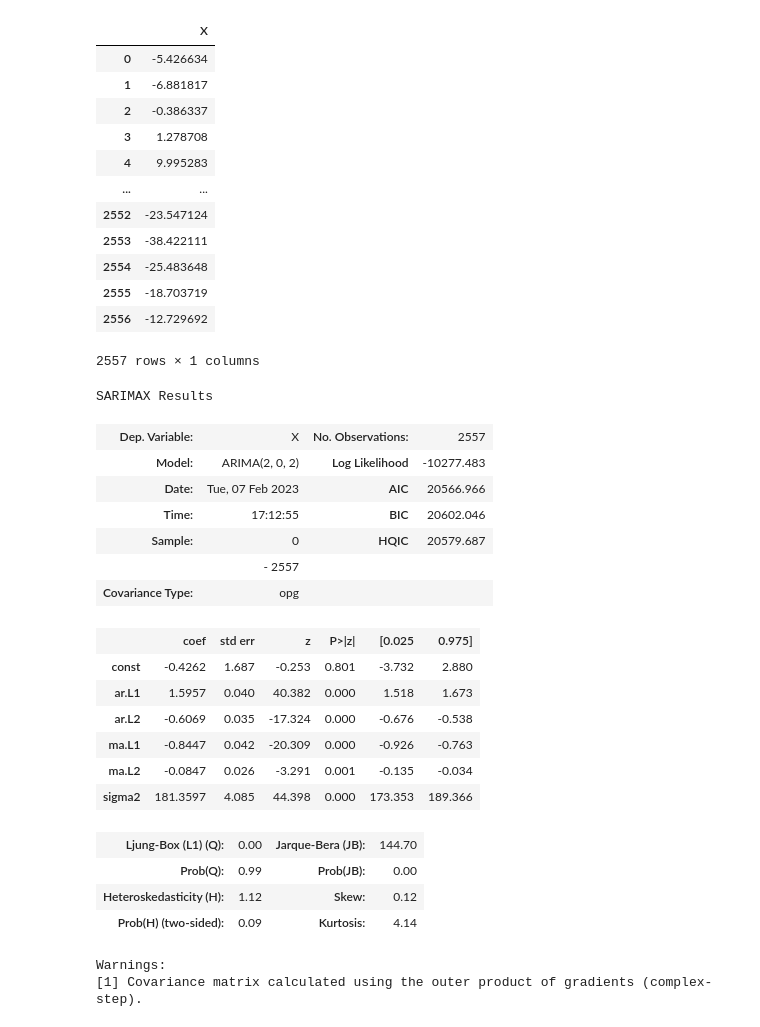
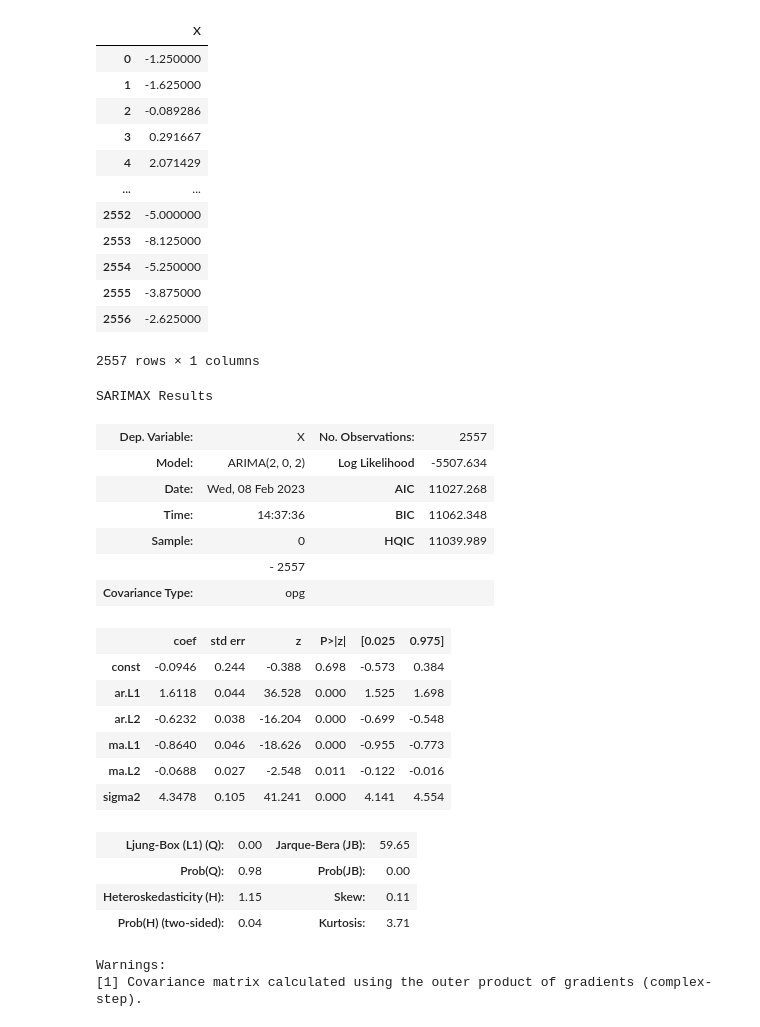
Before and after one commit to KacperBudnik/Kaszcz, a Jupyter notebook: Raport 2/Maciej_python.ipynb, the cells around one changed output. Drawn from its saved outputs; the diff is of its cells as text; code cells hidden in the pictures.

```diff
--- a/Raport 2/Maciej_python.ipynb
+++ b/Raport 2/Maciej_python.ipynb
@@ -14,21 +14,21 @@ from statsmodels.tsa.stattools import adfuller
 # %%
 np.random.seed(1410)
 # %%
-data = pd.read_csv('w.csv')
+data = pd.read_csv('Y.csv')
 data
 # %% [output]
 |  | X |
-| 0 | -5.426634 |
-| 1 | -6.881817 |
-| 2 | -0.386337 |
-| 3 | 1.278708 |
-| 4 | 9.995283 |
+| 0 | -1.250000 |
+| 1 | -1.625000 |
+| 2 | -0.089286 |
+| 3 | 0.291667 |
+| 4 | 2.071429 |
 | ... | ... |
-| 2552 | -23.547124 |
-| 2553 | -38.422111 |
-| 2554 | -25.483648 |
-| 2555 | -18.703719 |
-| 2556 | -12.729692 |
+| 2552 | -5.000000 |
+| 2553 | -8.125000 |
+| 2554 | -5.250000 |
+| 2555 | -3.875000 |
+| 2556 | -2.625000 |
 2557 rows × 1 columns
 # %%
 model = ARIMA(data['X'],order=(2,0,2)).fit()
@@ -37,23 +37,23 @@ model.summary()
 # %% [output]
 SARIMAX Results
 | Dep. Variable: | X | No. Observations: | 2557 |
-| Model: | ARIMA(2, 0, 2) | Log Likelihood | -10277.483 |
-| Date: | Tue, 07 Feb 2023 | AIC | 20566.966 |
-| Time: | 17:12:55 | BIC | 20602.046 |
-| Sample: | 0 | HQIC | 20579.687 |
+| Model: | ARIMA(2, 0, 2) | Log Likelihood | -5507.634 |
+| Date: | Wed, 08 Feb 2023 | AIC | 11027.268 |
+| Time: | 14:37:36 | BIC | 11062.348 |
+| Sample: | 0 | HQIC | 11039.989 |
 |  | - 2557 |  |  |
 | Covariance Type: | opg |  |  |
 |  | coef | std err | z | P>|z| | [0.025 | 0.975] |
-| const | -0.4262 | 1.687 | -0.253 | 0.801 | -3.732 | 2.880 |
-| ar.L1 | 1.5957 | 0.040 | 40.382 | 0.000 | 1.518 | 1.673 |
-| ar.L2 | -0.6069 | 0.035 | -17.324 | 0.000 | -0.676 | -0.538 |
-| ma.L1 | -0.8447 | 0.042 | -20.309 | 0.000 | -0.926 | -0.763 |
-| ma.L2 | -0.0847 | 0.026 | -3.291 | 0.001 | -0.135 | -0.034 |
-| sigma2 | 181.3597 | 4.085 | 44.398 | 0.000 | 173.353 | 189.366 |
+| const | -0.0946 | 0.244 | -0.388 | 0.698 | -0.573 | 0.384 |
+| ar.L1 | 1.6118 | 0.044 | 36.528 | 0.000 | 1.525 | 1.698 |
+| ar.L2 | -0.6232 | 0.038 | -16.204 | 0.000 | -0.699 | -0.548 |
+| ma.L1 | -0.8640 | 0.046 | -18.626 | 0.000 | -0.955 | -0.773 |
+| ma.L2 | -0.0688 | 0.027 | -2.548 | 0.011 | -0.122 | -0.016 |
+| sigma2 | 4.3478 | 0.105 | 41.241 | 0.000 | 4.141 | 4.554 |
-| Ljung-Box (L1) (Q): | 0.00 | Jarque-Bera (JB): | 144.70 |
-| Prob(Q): | 0.99 | Prob(JB): | 0.00 |
-| Heteroskedasticity (H): | 1.12 | Skew: | 0.12 |
-| Prob(H) (two-sided): | 0.09 | Kurtosis: | 4.14 |
+| Ljung-Box (L1) (Q): | 0.00 | Jarque-Bera (JB): | 59.65 |
+| Prob(Q): | 0.98 | Prob(JB): | 0.00 |
+| Heteroskedasticity (H): | 1.15 | Skew: | 0.11 |
+| Prob(H) (two-sided): | 0.04 | Kurtosis: | 3.71 |
 Warnings:
 [1] Covariance matrix calculated using the outer product of gradients (complex-step).
 # %%
```
Also changed, not shown: parts of 6 cells of this notebook, 21 other files.
